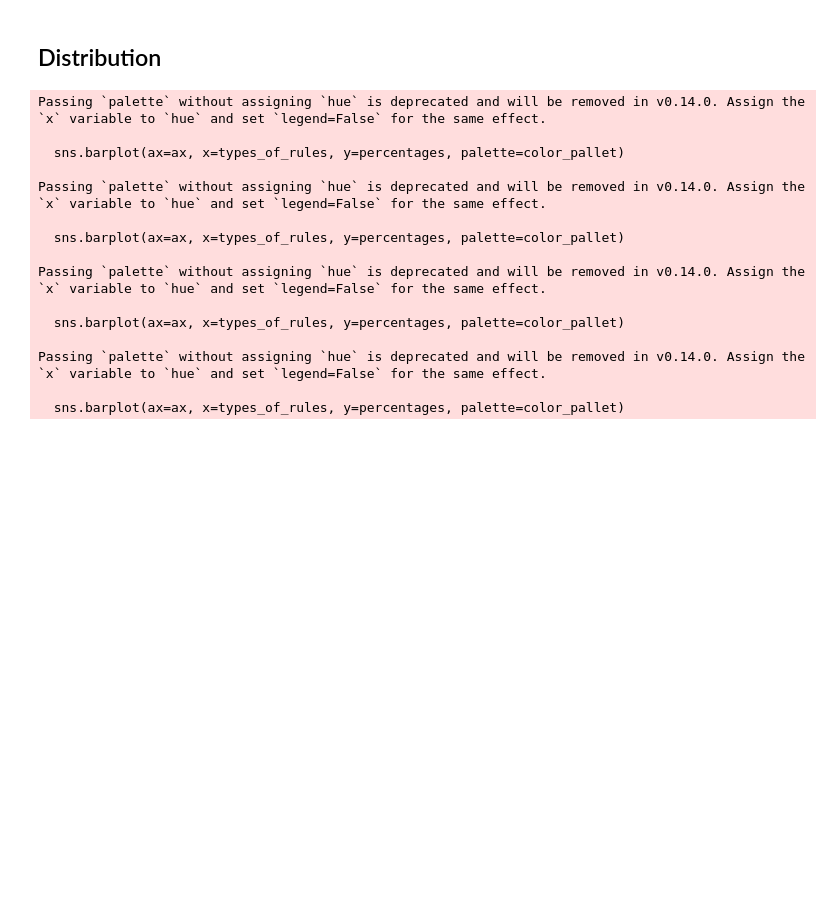
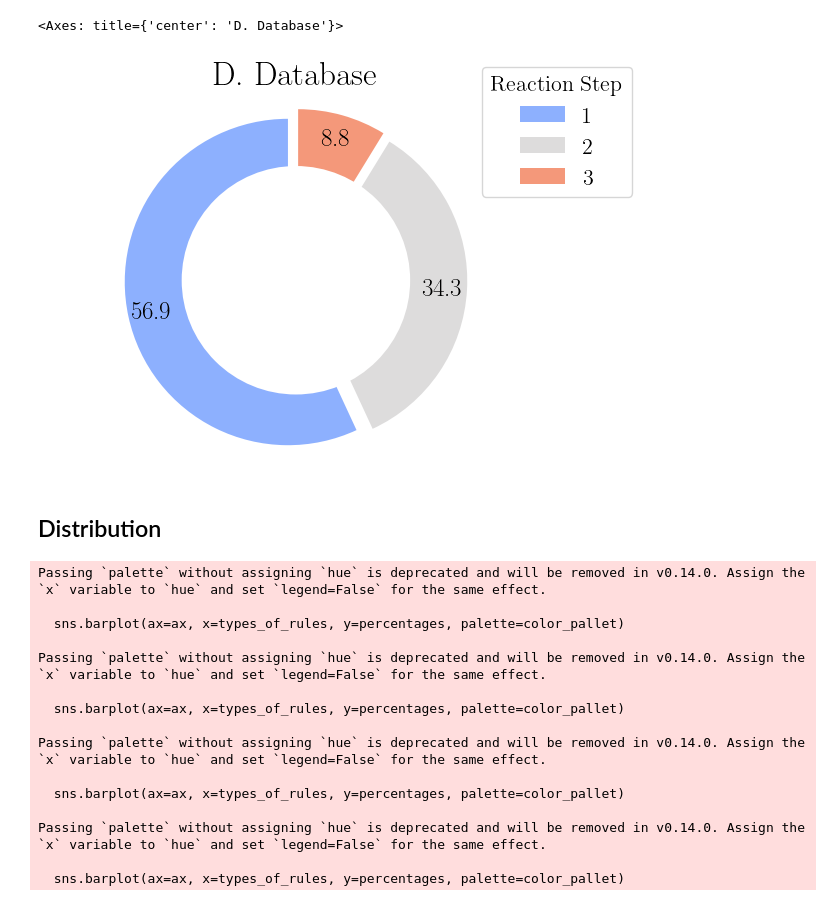
Before and after one commit to TieuLongPhan/SynTemp, a Jupyter notebook: Docs/Analysis/_templates_analysis.ipynb, the cells around one changed output. Saved outputs shown, nothing was run; the diff lists cells and outputs as text; code cells hidden in the pictures; blank space fills up the shorter version.

```diff
--- a/Docs/Analysis/_templates_analysis.ipynb
+++ b/Docs/Analysis/_templates_analysis.ipynb
@@ -40,3 +91,8 @@ create_pie_chart(data_cluster, 'Reaction Step', ax=None, title='D. Database', co
+# %%
+create_pie_chart(, 'Reaction Step', ax=None, title='D. Database', color_pallet='coolwarm')
+# %% [output]
+<Axes: title={'center': 'D. Database'}>
+[figure, added]
 # %% [markdown]
 ## Distribution
 # %%
```
Also changed, not shown: parts of 32 cells of this notebook, 30 other files.
